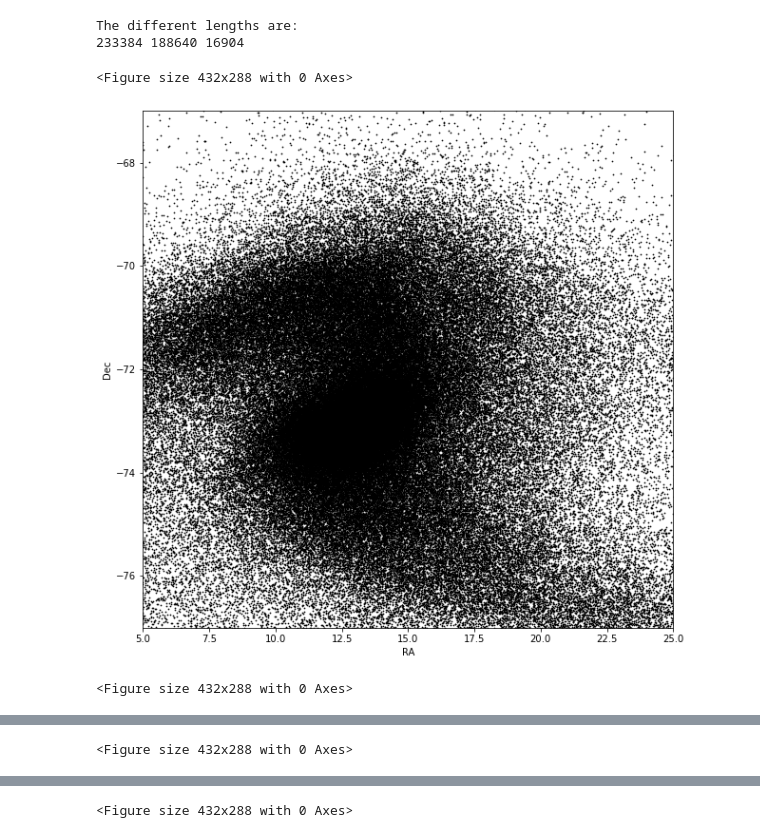
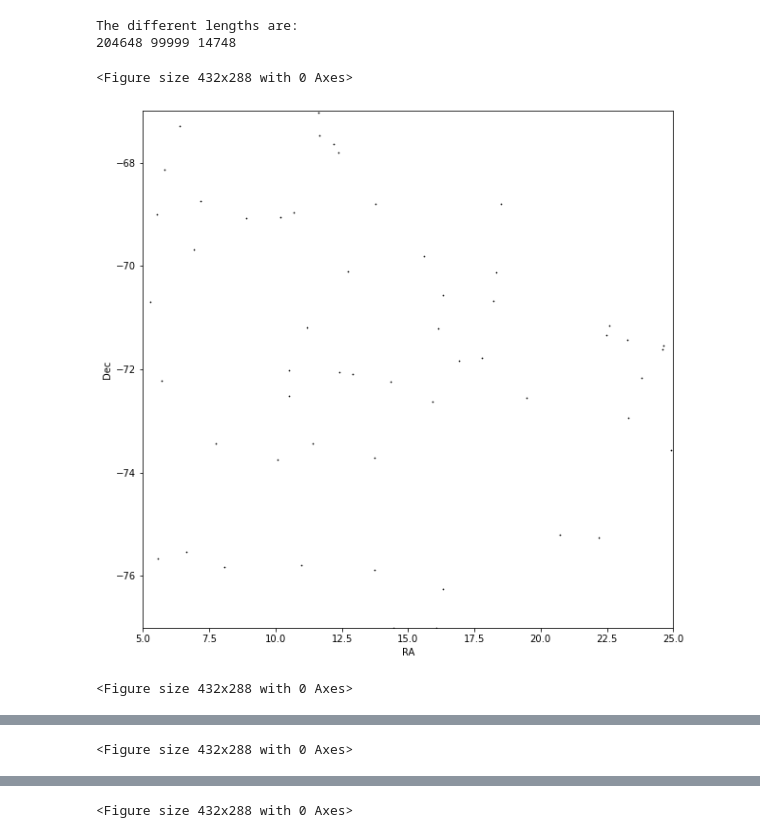
Before and after one commit to pzivick/smc_mcmc, a Jupyter notebook: FutureSim_Initial_Analysis.ipynb, the cells around one changed output, grey strips where cells are left out. Saved outputs shown, nothing was run; the diff lists cells and outputs as text; code cells hidden in the pictures.

```diff
--- a/FutureSim_Initial_Analysis.ipynb
+++ b/FutureSim_Initial_Analysis.ipynb
@@ -389,63 +351,53 @@ plt.show()
 # %%
+temp2a = coord.SkyCoord(x = smcf60['X_G'] * u.kpc, y = smcf60['Y_G'] * u.kpc, z = smcf60['Z_G'] * u.kpc, \
+                       v_x = smcf60['Vx_G'] * u.km/u.s, v_y = smcf60['Vy_G'] * u.km/u.s, \
+                       v_z = smcf60['Vz_G'] * u.km/u.s, frame=coord.Galactocentric(galcen_distance=8.1*u.kpc))
+
+#print(temp1.transform_to(coord.ICRS))
+temp2b = temp2a.transform_to(coord.ICRS)
+
 ####
 
-temp2a = coord.SkyCoord(x = smc2['X_G'] * u.kpc, y = smc2['Y_G'] * u.kpc, z = smc2['Z_G'] * u.kpc, \
-                       v_x = smc2['Vx_G'] * u.km/u.s, v_y = smc2['Vy_G'] * u.km/u.s, \
-                       v_z = smc2['Vz_G'] * u.km/u.s, frame=coord.Galactocentric(galcen_distance=8.1*u.kpc))
-
-#print(temp2.transform_to(coord.ICRS))
-temp2b = temp2a.transform_to(coord.ICRS)
-
-smc2 = add_wcs_columns(smc2, temp2b)
-
-smc2.write(dir + "Data/allstar_Model2.fits", overwrite=True)
+smcf60 = add_wcs_columns(smcf60, temp2b)
 
 
-smc2_old = smc2[(smc2['Age'] >= 1000.0)]
-
-smc2_old.write(dir + "Data/allstar_Model2_old.fits", overwrite=True)
+smcf60.write(dir + "Data/allstar_Model2_F60.fits", overwrite=True)
 
 
-smc2_young = smc2[(smc2['Age'] < 250.)]
+smcf60_old = smcf60[(smcf60['Age'] >= 1060.0)]
 
-smc2_young.write(dir + "Data/allstar_Model2_young.fits", overwrite=True)
+smcf60_old.write(dir + "Data/allstar_Model2_F60_old.fits", overwrite=True)
 
 
+smcf60_young = smcf60[(smcf60['Age'] < 310.)]
+
+smcf60_young.write(dir + "Data/allstar_Model2_F60_young.fits", overwrite=True)
+
 print("The different lengths are: ")
-print(len(smc2), len(smc2_old), len(smc2_young))
+print(len(smcf60), len(smcf60_old), len(smcf60_young))
 
-#### now for the gas
 
-temp2c = coord.SkyCoord(x = smc2gas['X_G'] * u.kpc, y = smc2gas['Y_G'] * u.kpc, z = smc2gas['Z_G'] * u.kpc, \
-                       v_x = smc2gas['Vx_G'] * u.km/u.s, v_y = smc2gas['Vy_G'] * u.km/u.s, \
-                       v_z = smc2gas['Vz_G'] * u.km/u.s, frame=coord.Galactocentric(galcen_distance=8.1*u.kpc))
+### now do the same for the gas
 
-#print(temp2.transform_to(coord.ICRS))
+temp2c = coord.SkyCoord(x = smcf60_gas['X_G'] * u.kpc, y = smcf60_gas['Y_G'] * u.kpc, z = smcf60_gas['Z_G'] * u.kpc, \
+                       v_x = smcf60_gas['Vx_G'] * u.km/u.s, v_y = smcf60_gas['Vy_G'] * u.km/u.s, \
+                       v_z = smcf60_gas['Vz_G'] * u.km/u.s, frame=coord.Galactocentric(galcen_distance=8.1*u.kpc))
+
+#print(temp1.transform_to(coord.ICRS))
 temp2d = temp2c.transform_to(coord.ICRS)
 
-smc2gas = add_wcs_columns(smc2gas, temp2d)
+smcf60_gas = add_wcs_columns(smcf60_gas, temp2d)
 
-smc2gas.write(dir + "Data/allstar_Model2_Gas.fits", overwrite=True)
+smcf60_gas.write(dir + "Data/allstar_Model2_F60_Gas.fits", overwrite=True)
 
 
 
-### now do the same for the DM
-
-temp2e = coord.SkyCoord(x = smc2dm['X_G'] * u.kpc, y = smc2dm['Y_G'] * u.kpc, z = smc2dm['Z_G'] * u.kpc, \
-                       v_x = smc2dm['Vx_G'] * u.km/u.s, v_y = smc2dm['Vy_G'] * u.km/u.s, \
-                       v_z = smc2dm['Vz_G'] * u.km/u.s, frame=coord.Galactocentric(galcen_distance=8.1*u.kpc))
-
-#print(temp1.transform_to(coord.ICRS))
-temp2f = temp2e.transform_to(coord.ICRS)
-
-smc2dm = add_wcs_columns(smc2dm, temp2f)
-
-smc2dm.write(dir + "Data/allstar_Model2_DM.fits", overwrite=True)
+####
 
 
 plt.clf()
 fig, ax = plt.subplots(figsize=(10,10))
-ax.scatter(smc2['RA'], smc2['DEC'], s=2, marker='.', color='black')
+ax.scatter(smcf60['RA'], smcf60['DEC'], s=2, marker='.', color='black')
 ax.set_xlim(5, 25)
 ax.set_ylim(-77, -67)
 ax.set_xlabel("RA")
@@ -456,38 +408,39 @@ plt.show()
 
 plt.clf()
 fig, ax = plt.subplots(figsize=(10,10))
-ax.scatter(smc2['PMRA'], smc2['PMDEC'], s=2, marker='.', color='black')
+ax.scatter(smcf60['PMRA'], smcf60['PMDEC'], s=2, marker='.', color='black')
 ax.set_xlim(-2, 4)
 ax.set_ylim(-4, 2)
 ax.set_xlabel("PMRA")
 ax.set_ylabel("PMDEC")
 plt.show()
 
 
 ####
 
+
 plt.clf()
 fig, ax = plt.subplots(figsize=(10,10))
-ax.scatter(smc2gas['RA'], smc2gas['DEC'], s=2, marker='.', color='black')
+ax.scatter(smcf60_gas['RA'], smcf60_gas['DEC'], s=2, marker='.', color='black')
 ax.set_xlim(5, 25)
 ax.set_ylim(-77, -67)
 ax.set_xlabel("RA")
 ax.set_ylabel("Dec")
 
 plt.show()
 
 
 plt.clf()
 fig, ax = plt.subplots(figsize=(10,10))
-ax.scatter(smc2gas['PMRA'], smc2gas['PMDEC'], s=2, marker='.', color='black')
+ax.scatter(smcf60_gas['PMRA'], smcf60_gas['PMDEC'], s=2, marker='.', color='black')
 ax.set_xlim(-2, 4)
 ax.set_ylim(-4, 2)
 ax.set_xlabel("PMRA")
 ax.set_ylabel("PMDEC")
 plt.show()
 # %% [output]
 The different lengths are:
-233384 188640 16904
+204648 99999 14748
 <Figure size 432x288 with 0 Axes>
-[figure, old version]
+[figure, new version]
 <Figure size 432x288 with 0 Axes>
```
Also changed, not shown: parts of 6 cells of this notebook, 3 other files.
